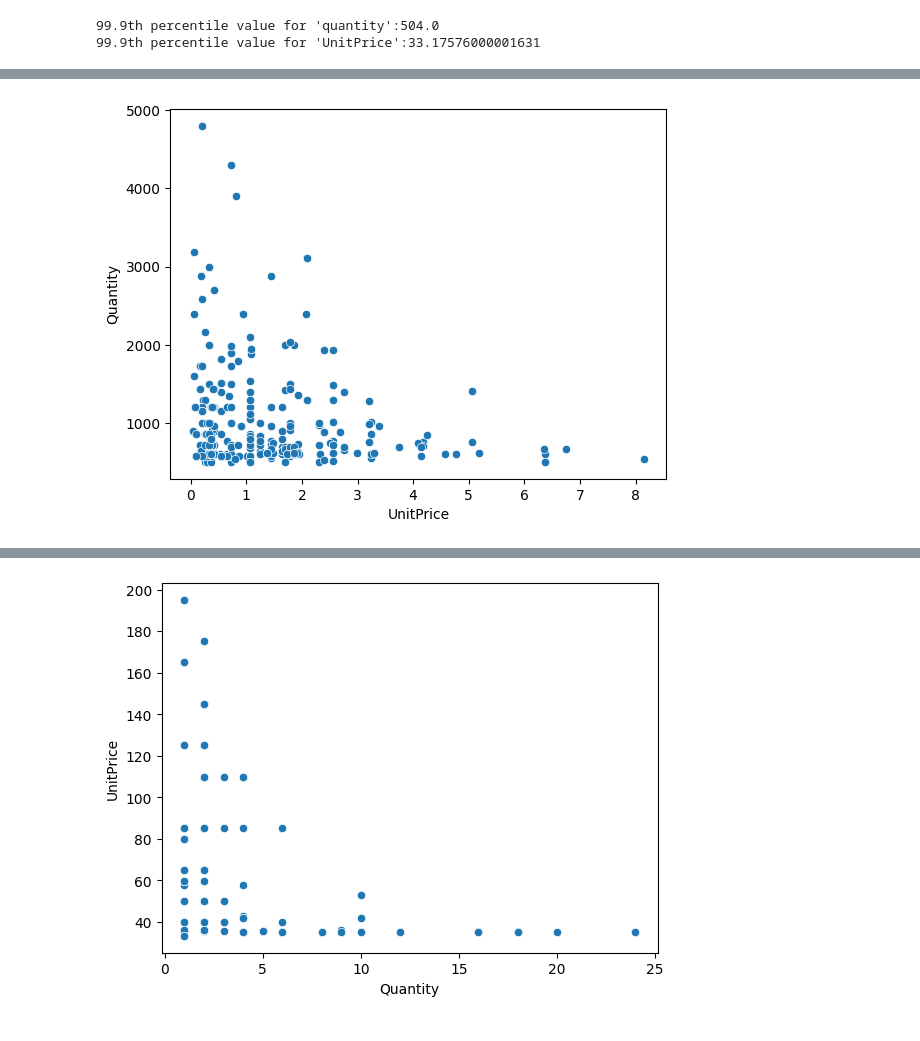
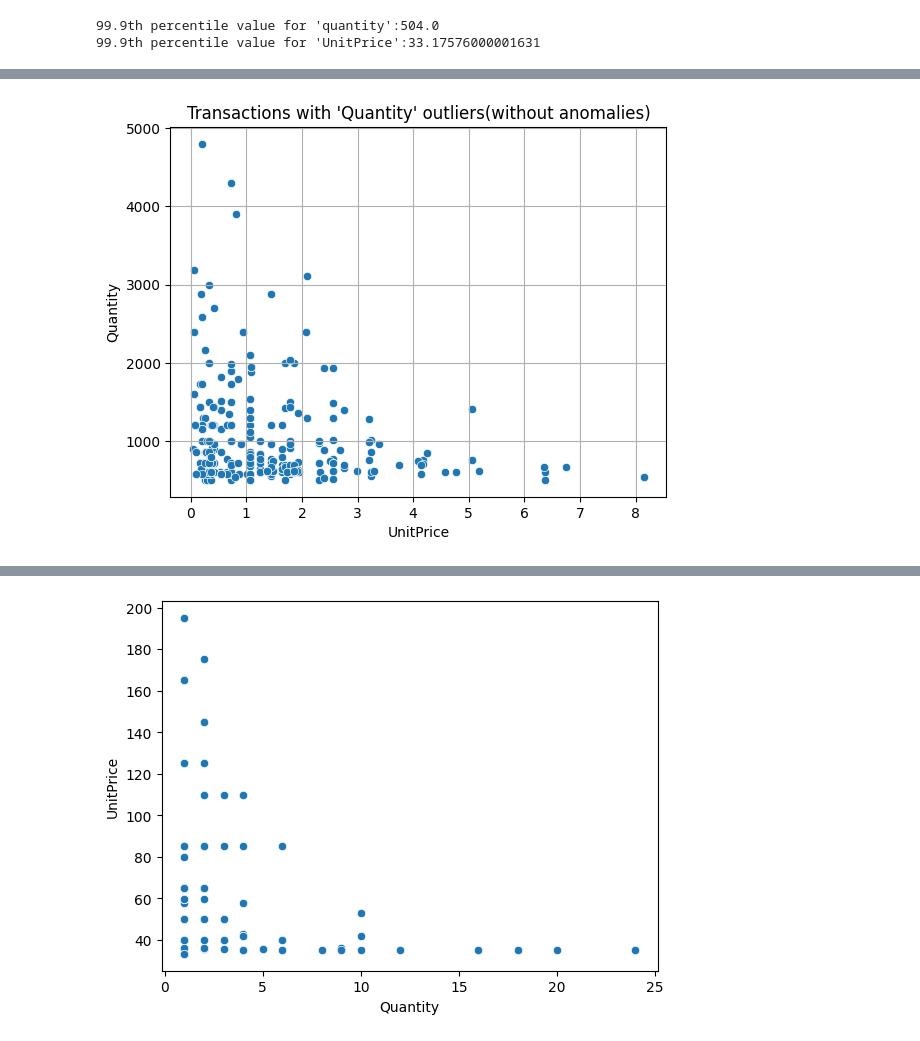
Before and after one commit to tatv047/online-retail-data-analysis, a Jupyter notebook: notebooks/eda.ipynb, the cells around one changed output, grey strips where cells are left out. Drawn from its saved outputs; the diff is of its cells as text; code cells hidden in the pictures.

```diff
--- a/notebooks/eda.ipynb
+++ b/notebooks/eda.ipynb
@@ -444,7 +458,9 @@ q1.sort_values('Quantity',ascending=False).head(10)
 | 4945 | 536830 | 84077 | WORLD WAR 2 GLIDERS ASSTD DESIGNS | 2880 | 2010-12-02 17:38:00 | 0.18 | 16754.0 | United Kingdom |
 | 201149 | 554272 | 21977 | PACK OF 60 PINK PAISLEY CAKE CASES | 2700 | 2011-05-23 13:08:00 | 0.42 | 12901.0 | United Kingdom |
 # %%
-sns.scatterplot(q1,x='UnitPrice',y='Quantity');
+sns.scatterplot(q1,x='UnitPrice',y='Quantity')
+plt.title("Transactions with 'Quantity' outliers(without anomalies)")
+plt.grid();
 # %% [output]
-[figure, old version]
+[figure, new version]
 # %% [markdown]
```
Also changed, not shown: parts of 10 cells of this notebook, 14 other files.
